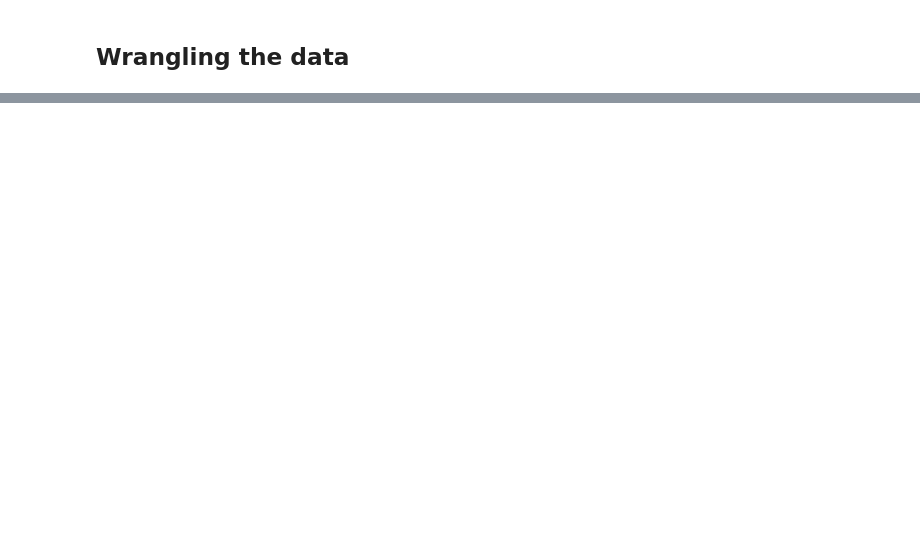
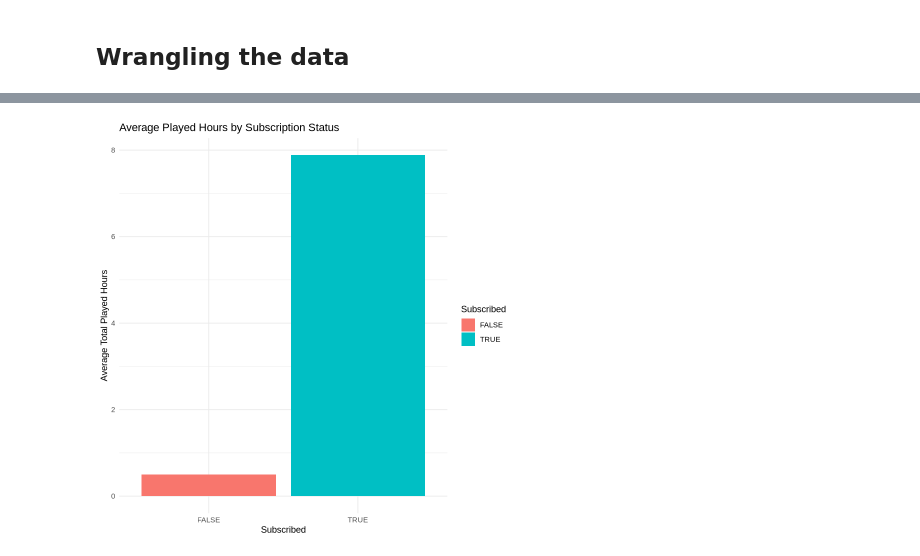
Before and after one commit to anisbejleri26-rgb/dsci100-project-34, a Jupyter notebook: Anis Bejleri - Project Planning Stage (Individual).ipynb, the cells around one changed output, grey strips where cells are left out. Drawn from its saved outputs; the diff is of its cells as text; code cells hidden in the pictures; blank space fills up the shorter version.

```diff
--- a/Anis Bejleri - Project Planning Stage (Individual).ipynb
+++ b/Anis Bejleri - Project Planning Stage (Individual).ipynb
@@ -85,0 +130,17 @@ A tibble: 5 × 3
+# %%
+bar_plot_2 <- tidy_players |>
+              group_by(subscribe) |>
+              summarize(mean_hours_played =  mean(played_hours, na.rm = TRUE)) |>
+              ggplot(aes(x = subscribe, y = mean_hours_played, fill = subscribe)) +
+              geom_bar(stat = "identity") +
+              labs(
+                    title = "Average Played Hours by Subscription Status",
+                    x = "Subscribed",
+                    y = "Average Total Played Hours",
+                    fill = "Subscribed"
+                ) +
+                theme_minimal()
+
+bar_plot_2
+# %% [output]
+[figure, added]
```
Also changed, not shown: parts of 8 cells of this notebook.
